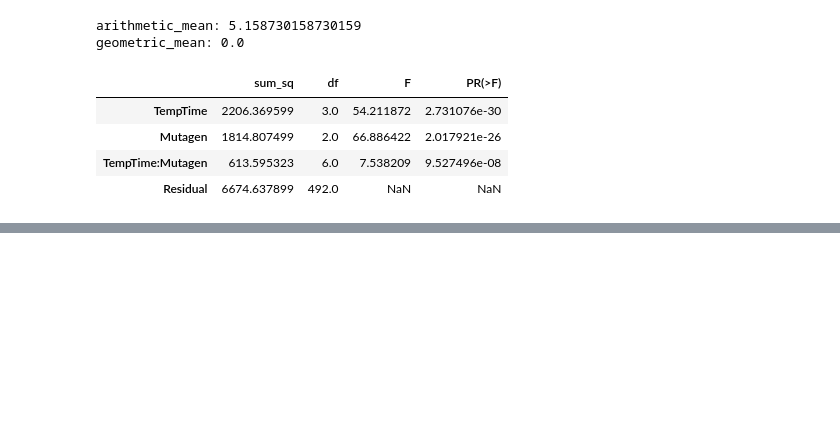
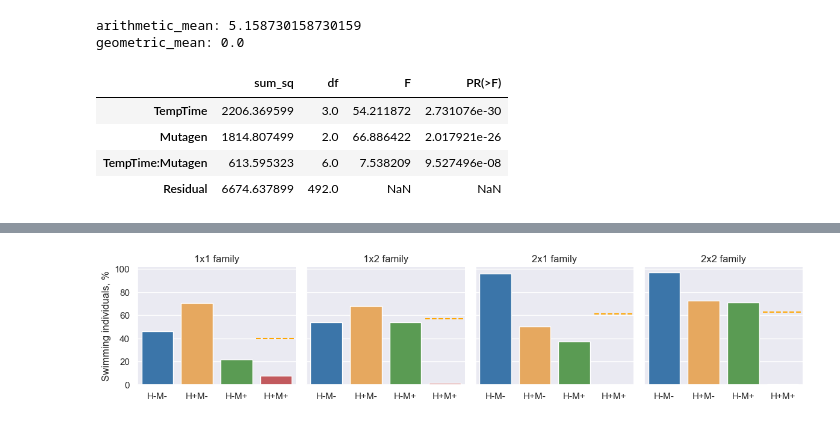
Before and after one commit to mitoclub/fish-strong-purifying-selection, a Jupyter notebook: notebooks/stat_plots_for_paper_draft.ipynb, the cells around one changed output, grey strips where cells are left out. Drawn from its saved outputs; the diff is of its cells as text; code cells hidden in the pictures; blank space fills up the shorter version.

```diff
--- a/notebooks/stat_plots_for_paper_draft.ipynb
+++ b/notebooks/stat_plots_for_paper_draft.ipynb
@@ -610,0 +623,12 @@ sm.stats.anova_lm(model, typ=2)
+# %%
+sheet_id = '1aqHnDaiRXntyrbj6qaqzR-4XnLbvtKU84FB_JLu5x5A'
+sheet_name = 'exp2022_relativeDecrease'
+url = f'https://docs.google.com/spreadsheets/d/{sheet_id}/gviz/tq?tqx=out:csv&sheet={sheet_name}'
+exp2022 = pd.read_csv(url)
+
+exp2022['Time_ENU'] = exp2022['Time'].map(str) + ' ' + exp2022['ENU'].map(str)
+exp2022 = exp2022[(exp2022['Time_ENU'] == '40 0.0') | (exp2022['Time_ENU'] == '40 2.0')]
+
+exp2022['Hatching+'] = exp2022['hH+'] / exp2022['fH+'] * 100
+exp2022['Hatching-'] = exp2022['hH-'] / exp2022['fH-'] * 100
+exp2022['Mut'] = exp2022['ENU'].apply(lambda x: 'M-' if x == 0.0 else 'M+')
@@ -610,0 +647,4 @@ sm.stats.anova_lm(model, typ=2)
+# %%
+exp2022_melted = pd.melt(exp2022, id_vars=['Family', 'Mut'], value_vars=['Hatching+', 'Hatching-'],
+                         var_name='Heat_shock', value_name='Hatching')
+exp2022_melted['HM'] = 'H' + exp2022_melted['Heat_shock'].apply(lambda x: x[-1:]) + exp2022_melted['Mut']
@@ -610,0 +671,23 @@ sm.stats.anova_lm(model, typ=2)
+# %%
+g = sns.FacetGrid(exp2022_melted, col="Family")
+g.map(sns.barplot, 'HM', 'Hatching', order=['H-M-', 'H+M-', 'H-M+', 'H+M+'],
+      palette={'H-M-': '#2976bb', 'H+M-': '#fdaa48', 'H-M+': '#50a747', 'H+M+': '#d3494e'})
+
+g.set_xlabels("")
+g.set_ylabels("Swimming individuals, %")
+
+ax1, ax2, ax3, ax4 = g.axes[0]
+
+ax1.set_title('1x1 family')
+ax2.set_title('1x2 family')
+ax3.set_title('2x1 family')
+ax4.set_title('2x2 family')
+
+ax1.axhline(exp_11, xmin=0.75, ls='--', color='orange')
+ax2.axhline(exp_12, xmin=0.75, ls='--', color='orange')
+ax3.axhline(exp_21, xmin=0.75, ls='--', color='orange')
+ax4.axhline(exp_22, xmin=0.75, ls='--', color='orange');
+plt.savefig('../figures/exp2022_hist_plot.png')
+plt.savefig('../figures/exp2022_hist_plot.pdf', format='pdf')
+# %% [output]
+[figure, added]
```
Also changed, not shown: parts of 5 cells of this notebook, 16 other files.
